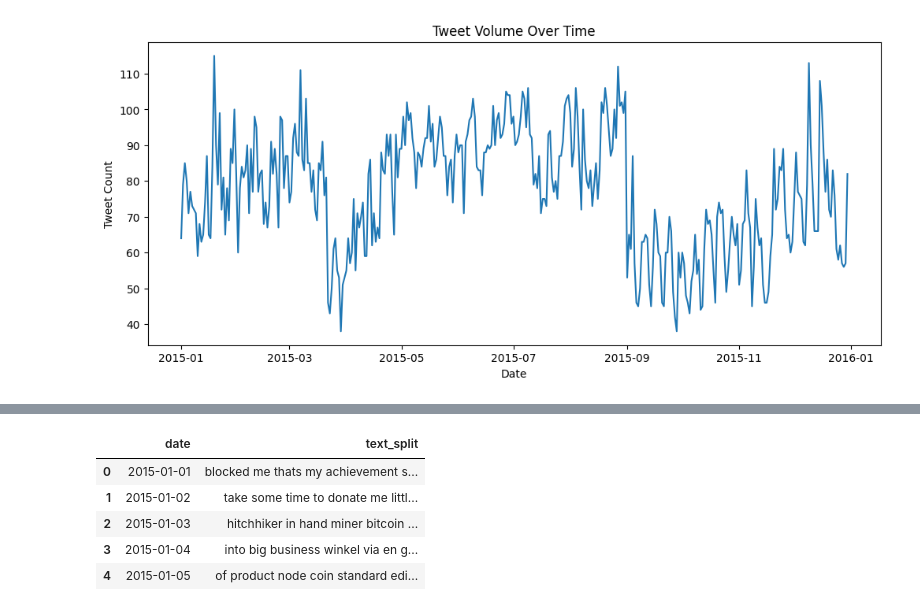
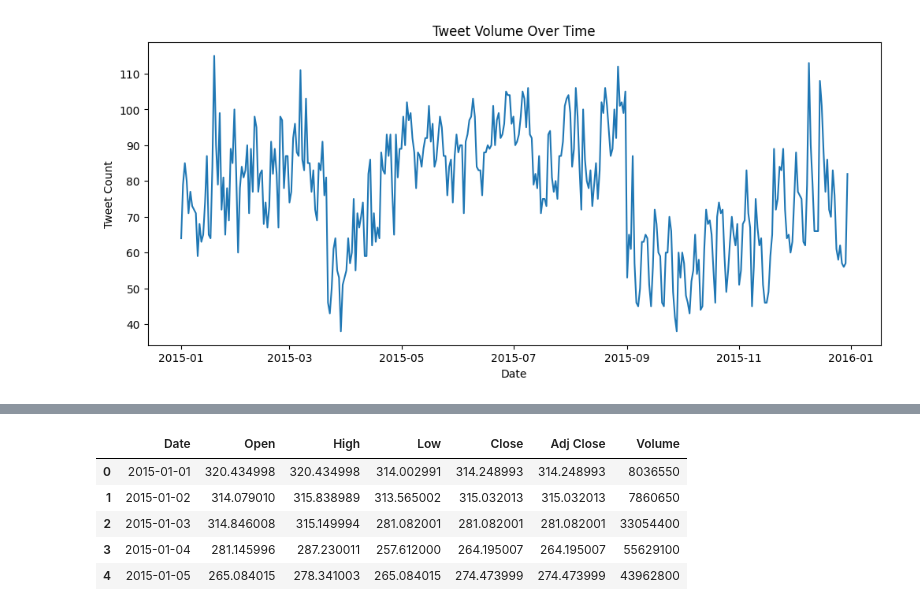
Before and after one commit to Vishnu-3101/A-Multimodal-Deep-Learning-Model-for-Bitcoin-Price-Prediction-with-News-and-Market-Prices, a Jupyter notebook: DataPreprocessing.ipynb, the cells around one changed output, grey strips where cells are left out. Saved outputs shown, nothing was run; the diff lists cells and outputs as text; code cells hidden in the pictures.

```diff
--- a/DataPreprocessing.ipynb
+++ b/DataPreprocessing.ipynb
@@ -142,12 +138,29 @@ data_5day.head()
 | 2 | hitchhiker hand miner mining modu... | big business winkel via gratis wh... | product node coin standard editio... | di exchange analysis week year ah... | potential another story platform ... |
 | 3 | big business winkel via gratis wh... | product node coin standard editio... | di exchange analysis week year ah... | potential another story platform ... | default miracle bought last would... |
 | 4 | product node coin standard editio... | di exchange analysis week year ah... | potential another story platform ... | default miracle bought last would... | founder twitter working alongside... |
+# %%
+class BTC_data:
+  def __init__(self,dataset_path):
+    self.btc_data = pd.read_csv(dataset_path)
+
+  def normalize(self,data):
+    columns_to_normalize = ['Open','High','Low','Close','Adj Close','Volume']
+    scaler = MinMaxScaler()
+    data_to_normalize = data.loc[:,columns_to_normalize]
+    normalized_data =  scaler.fit_transform(data_to_normalize)
+    normalized_data = pd.DataFrame(normalized_data,columns=columns_to_normalize)
+    data = pd.concat([data.drop(columns=columns_to_normalize),normalized_data],axis=1)
+    return data
+# %%
+btc_data_path = '/content/drive/MyDrive/ResearchPaper/Dataset/BTC_data/BTC-USD_2015.csv'
+BTC = BTC_data(btc_data_path)
+btc_data =BTC.btc_data
 # %%
-aggregated_tweets.head()
+btc_data.head()
 # %% [output]
-|  | date | text_split |
-| 0 | 2015-01-01 | blocked me thats my achievement s... |
-| 1 | 2015-01-02 | take some time to donate me littl... |
-| 2 | 2015-01-03 | hitchhiker in hand miner bitcoin ... |
-| 3 | 2015-01-04 | into big business winkel via en g... |
-| 4 | 2015-01-05 | of product node coin standard edi... |
+|  | Date | Open | High | Low | Close | Adj Close | Volume |
+| 0 | 2015-01-01 | 320.434998 | 320.434998 | 314.002991 | 314.248993 | 314.248993 | 8036550 |
+| 1 | 2015-01-02 | 314.079010 | 315.838989 | 313.565002 | 315.032013 | 315.032013 | 7860650 |
+| 2 | 2015-01-03 | 314.846008 | 315.149994 | 281.082001 | 281.082001 | 281.082001 | 33054400 |
+| 3 | 2015-01-04 | 281.145996 | 287.230011 | 257.612000 | 264.195007 | 264.195007 | 55629100 |
+| 4 | 2015-01-05 | 265.084015 | 278.341003 | 265.084015 | 274.473999 | 274.473999 | 43962800 |
```
Also changed, not shown: parts of 34 cells of this notebook.
